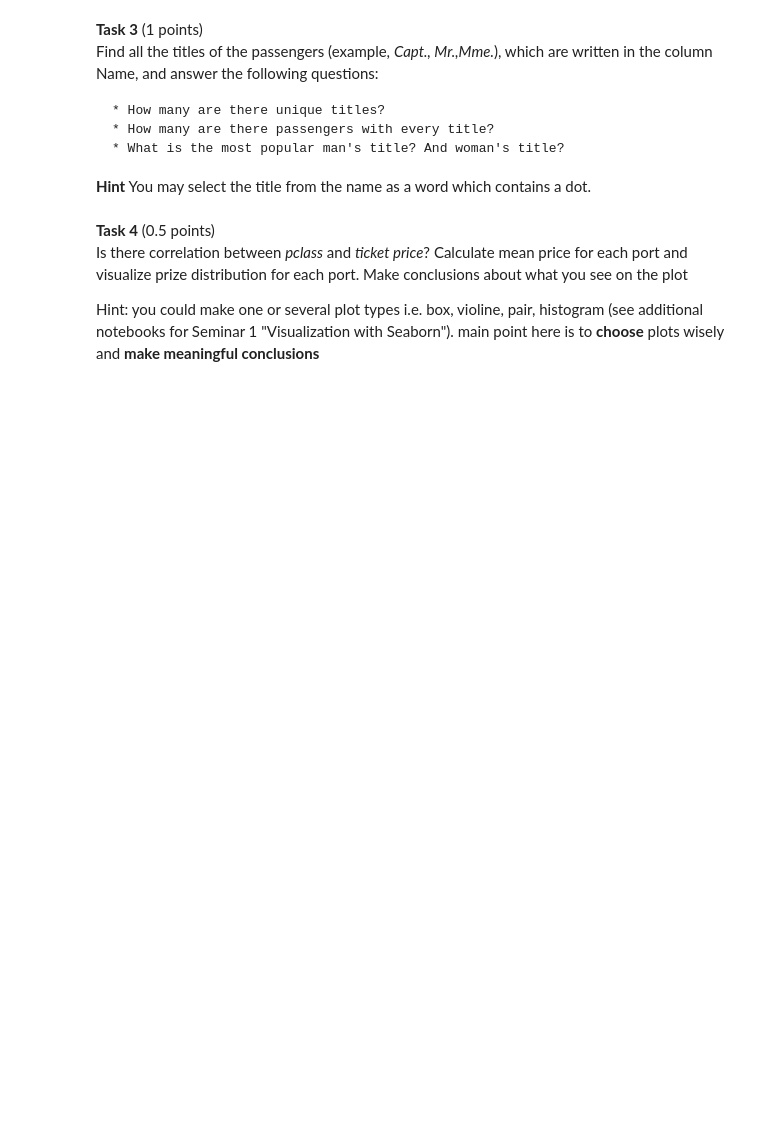
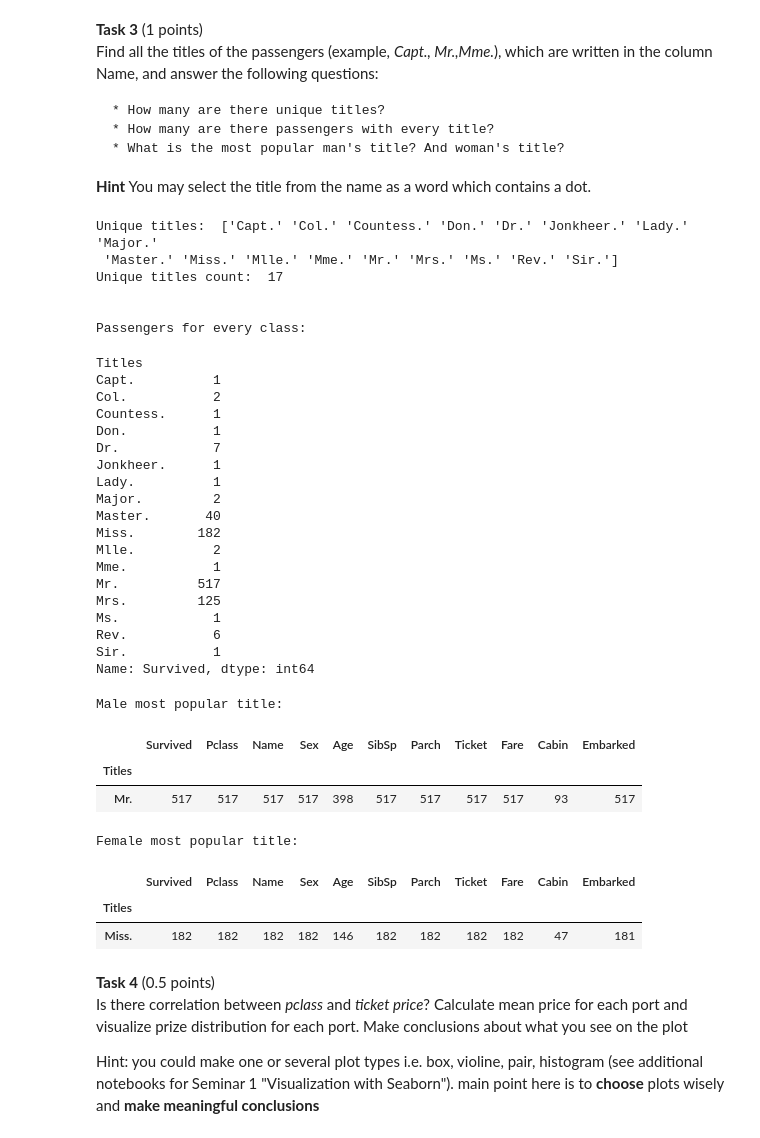
Before and after one commit to Ferum-bot/ml_hse, a Jupyter notebook: hw/hw1/answers/hw1_2022.ipynb, the cells around one changed output. Saved outputs shown, nothing was run; the diff lists cells and outputs as text; code cells hidden in the pictures; blank space fills up the shorter version.

```diff
--- a/hw/hw1/answers/hw1_2022.ipynb
+++ b/hw/hw1/answers/hw1_2022.ipynb
@@ -415,3 +490,70 @@ Find all the titles of the passengers (example, *Capt., Mr.,Mme.*), which are wr
+# %%
+def getTitle(value):
+  if ('.' in value):
+    end_index = str(value).index('.')
+    start_index = str(value)[:end_index].rfind(' ')
+    return str(value)[start_index + 1 : end_index + 1]
+  else:
+    return ''
+
+names = map(getTitle, dataset['Name'].to_numpy())
+titles = np.array(list(names))
+uniqueTitles = np.unique(titles)
+print('Unique titles: ', uniqueTitles)
+print('Unique titles count: ', uniqueTitles.size)
+
+titlesDataset = dataset.copy()
+titlesDataset['Titles'] = titles
+print('\n')
+print('Passengers for every class:')
+display(titlesDataset.groupby('Titles').count()['Survived'])
+
+maleTitlesDataset = titlesDataset[titlesDataset['Sex'] == 'male']
+femaleTitlesDataset = titlesDataset[titlesDataset['Sex'] == 'female']
+
+print('\n')
+print('Male most popular title:')
+maleCountDataset = maleTitlesDataset.groupby('Titles').count()
+display(maleCountDataset[maleCountDataset['Survived'] == maleCountDataset['Survived'].max()])
+
+print('\n')
+print('Female most popular title:')
+femaleCountDataset = femaleTitlesDataset.groupby('Titles').count()
+display(femaleCountDataset[femaleCountDataset['Survived'] == femaleCountDataset['Survived'].max()])
+# %% [output]
+Unique titles:  ['Capt.' 'Col.' 'Countess.' 'Don.' 'Dr.' 'Jonkheer.' 'Lady.' 'Major.'
+ 'Master.' 'Miss.' 'Mlle.' 'Mme.' 'Mr.' 'Mrs.' 'Ms.' 'Rev.' 'Sir.']
+Unique titles count:  17
+
+
+Passengers for every class:
+Titles
+Capt.          1
+Col.           2
+Countess.      1
+Don.           1
+Dr.            7
+Jonkheer.      1
+Lady.          1
+Major.         2
+Master.       40
+Miss.        182
+Mlle.          2
+Mme.           1
+Mr.          517
+Mrs.         125
+Ms.            1
+Rev.           6
+Sir.           1
+Name: Survived, dtype: int64
+Male most popular title:
+|  | Survived | Pclass | Name | Sex | Age | SibSp | Parch | Ticket | Fare | Cabin | Embarked |
+| Titles |  |  |  |  |  |  |  |  |  |  |  |
+| Mr. | 517 | 517 | 517 | 517 | 398 | 517 | 517 | 517 | 517 | 93 | 517 |
+Female most popular title:
+|  | Survived | Pclass | Name | Sex | Age | SibSp | Parch | Ticket | Fare | Cabin | Embarked |
+| Titles |  |  |  |  |  |  |  |  |  |  |  |
+| Miss. | 182 | 182 | 182 | 182 | 146 | 182 | 182 | 182 | 182 | 47 | 181 |
 # %% [markdown]
 **Task 4** (0.5 points) <br/>
 Is there correlation between *pclass* and *ticket price*? Calculate mean price for each port and visualize prize distribution for each port. Make conclusions about what you see on the plot
```
Also changed, not shown: parts of 14 cells of this notebook, 1 other file.
